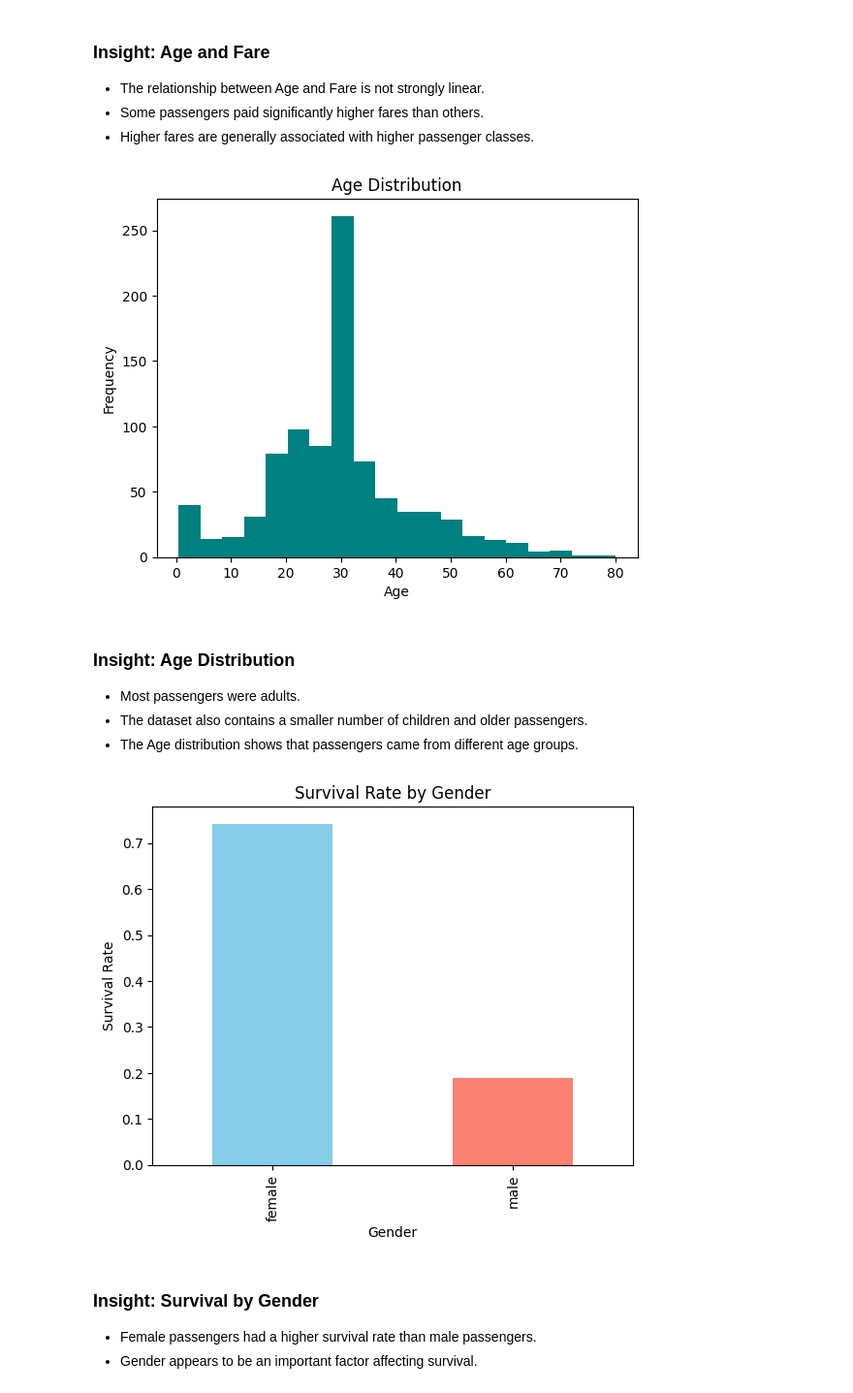
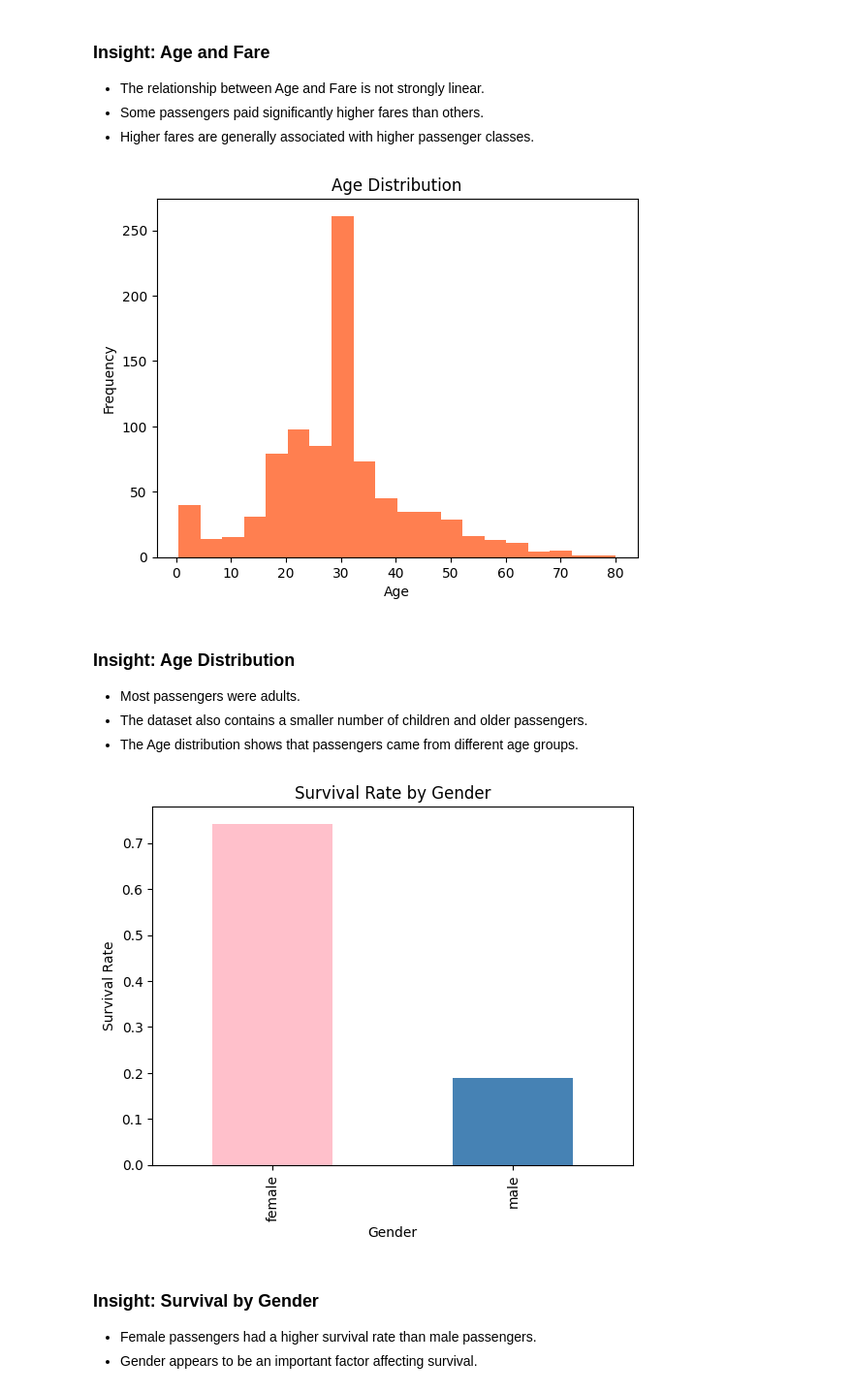
Before and after one commit to ammarmohamed1152007-prog/Titanic-Data-Analysis, a Jupyter notebook: Titanic.ipynb, the cells around one changed output. Shown at 97% size. Saved outputs shown, nothing was run; the diff lists cells and outputs as text; code cells hidden in the pictures.

```diff
--- a/Titanic.ipynb
+++ b/Titanic.ipynb
@@ -349,7 +349,7 @@ plt.show()
 df['Age'].plot(
     kind='hist',
     bins=20,
-    color='teal'
+    color='coral'
 )
 
 plt.xlabel('Age')
@@ -357,7 +357,7 @@ plt.title('Age Distribution')
 
 plt.show()
 # %% [output]
-[figure, old version]
+[figure, new version]
 # %% [markdown]
 ### Insight: Age Distribution
 
@@ -367,16 +367,16 @@ plt.show()
 # %%
 df.groupby("Sex")["Survived"].mean().plot(
     kind="bar",
-    color=["skyblue", "salmon"]
+    color=["pink", "steelblue"]
 )
 
 plt.title("Survival Rate by Gender")
 plt.xlabel("Gender")
 plt.ylabel("Survival Rate")
 
 plt.show()
 # %% [output]
-[figure, old version]
+[figure, new version]
 # %% [markdown]
 ### Insight: Survival by Gender
 
```
Also changed, not shown: parts of 4 cells of this notebook.
